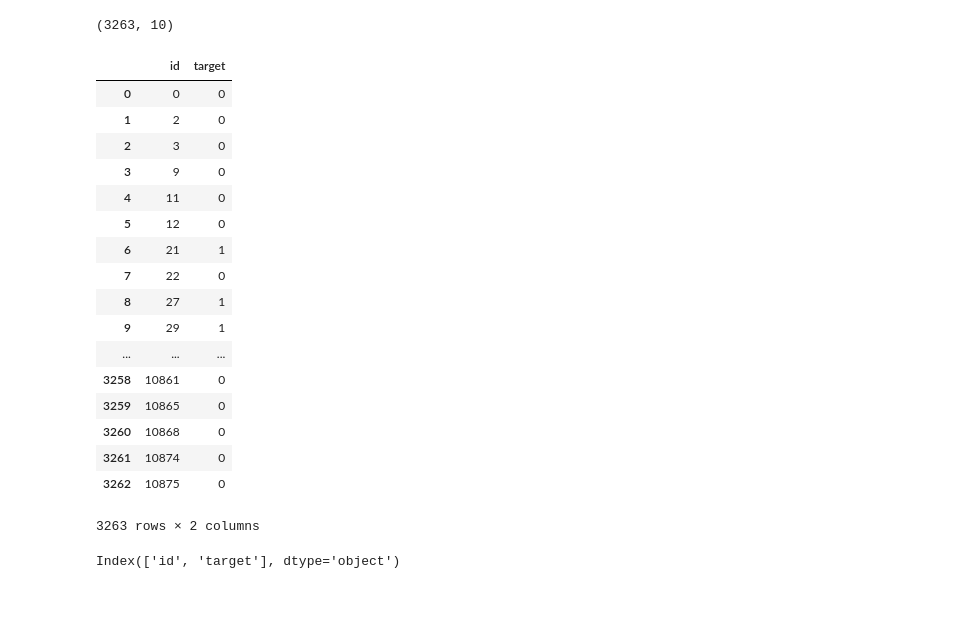
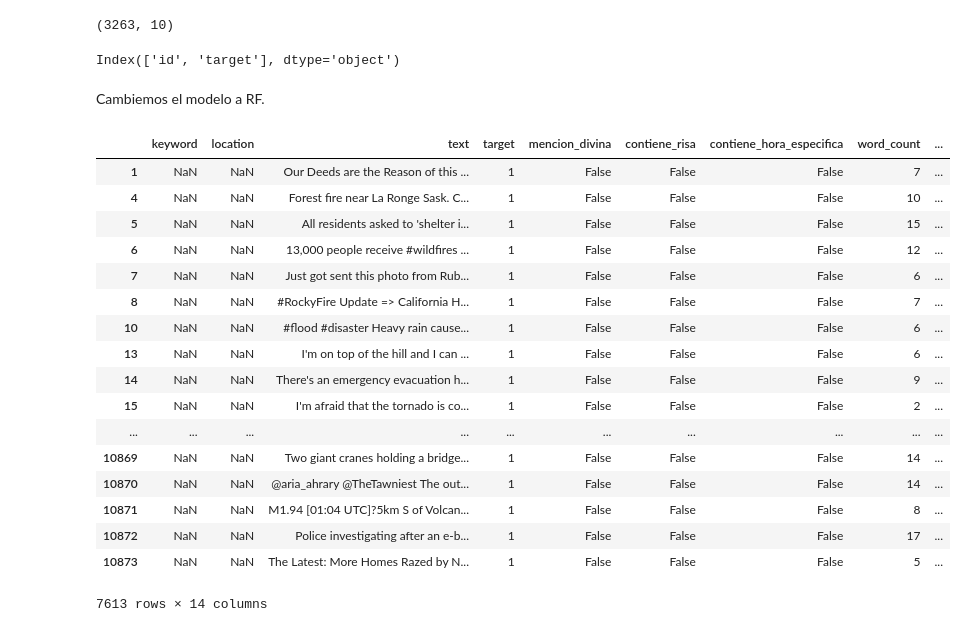
Before and after one commit to fsicardir/datos-tp2, a Jupyter notebook: notebooks_models/word2vec_model.ipynb, the cells around one changed output. Saved outputs shown, nothing was run; the diff lists cells and outputs as text; code cells hidden in the pictures; blank space fills up the shorter version.

Commit message:
word2vec con RF

```diff
--- a/notebooks_models/word2vec_model.ipynb
+++ b/notebooks_models/word2vec_model.ipynb
@@ -90,24 +92,4 @@ df_submit['target'] = kaggle_pred
 df_submit.reset_index(inplace = True)
 df_submit.rename(columns={'index':'id'}, inplace=True)
 df_submit =df_submit[['id','target']]
-df_submit
-# %% [output]
-|  | id | target |
-| 0 | 0 | 0 |
-| 1 | 2 | 0 |
-| 2 | 3 | 0 |
-| 3 | 9 | 0 |
-| 4 | 11 | 0 |
-| 5 | 12 | 0 |
-| 6 | 21 | 1 |
-| 7 | 22 | 0 |
-| 8 | 27 | 1 |
-| 9 | 29 | 1 |
-| ... | ... | ... |
-| 3258 | 10861 | 0 |
-| 3259 | 10865 | 0 |
-| 3260 | 10868 | 0 |
-| 3261 | 10874 | 0 |
-| 3262 | 10875 | 0 |
-3263 rows × 2 columns
 # %%
@@ -117,3 +99,26 @@ df =  pd.read_csv('../submits/xgboost_tfidf.csv')
 df.columns
 # %% [output]
 Index(['id', 'target'], dtype='object')
+# %% [markdown]
+Cambiemos el modelo a RF.
+# %%
+df_train
+# %% [output]
+|  | keyword | location | text | target | mencion_divina | contiene_risa | contiene_hora_especifica | word_count | ... |
+| 1 | NaN | NaN | Our Deeds are the Reason of this ... | 1 | False | False | False | 7 | ... |
+| 4 | NaN | NaN | Forest fire near La Ronge Sask. C... | 1 | False | False | False | 10 | ... |
+| 5 | NaN | NaN | All residents asked to 'shelter i... | 1 | False | False | False | 15 | ... |
+| 6 | NaN | NaN | 13,000 people receive #wildfires ... | 1 | False | False | False | 12 | ... |
+| 7 | NaN | NaN | Just got sent this photo from Rub... | 1 | False | False | False | 6 | ... |
+| 8 | NaN | NaN | #RockyFire Update => California H... | 1 | False | False | False | 7 | ... |
+| 10 | NaN | NaN | #flood #disaster Heavy rain cause... | 1 | False | False | False | 6 | ... |
+| 13 | NaN | NaN | I'm on top of the hill and I can ... | 1 | False | False | False | 6 | ... |
+| 14 | NaN | NaN | There's an emergency evacuation h... | 1 | False | False | False | 9 | ... |
+| 15 | NaN | NaN | I'm afraid that the tornado is co... | 1 | False | False | False | 2 | ... |
+| ... | ... | ... | ... | ... | ... | ... | ... | ... | ... |
+| 10869 | NaN | NaN | Two giant cranes holding a bridge... | 1 | False | False | False | 14 | ... |
+| 10870 | NaN | NaN | @aria_ahrary @TheTawniest The out... | 1 | False | False | False | 14 | ... |
+| 10871 | NaN | NaN | M1.94 [01:04 UTC]?5km S of Volcan... | 1 | False | False | False | 8 | ... |
+| 10872 | NaN | NaN | Police investigating after an e-b... | 1 | False | False | False | 17 | ... |
+| 10873 | NaN | NaN | The Latest: More Homes Razed by N... | 1 | False | False | False | 5 | ... |
+7613 rows × 14 columns
```
Also changed, not shown: parts of 12 cells of this notebook, 1 other file.
